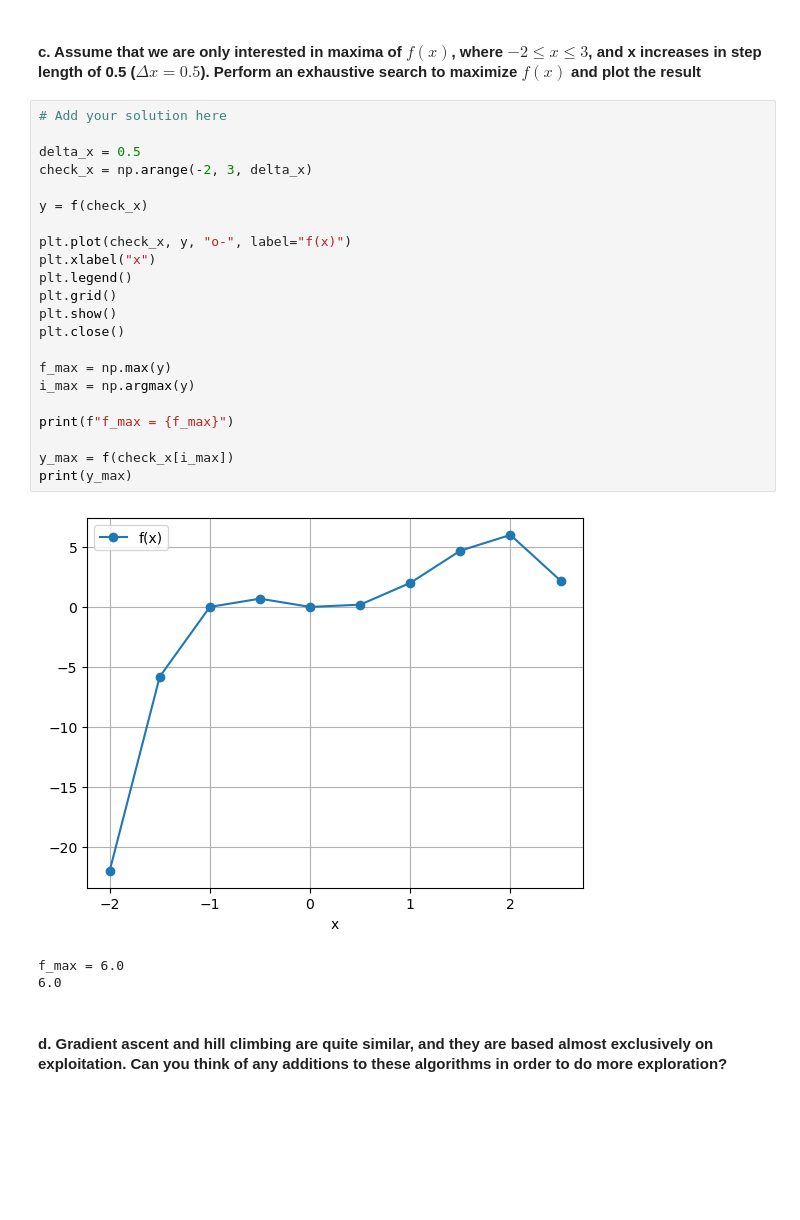
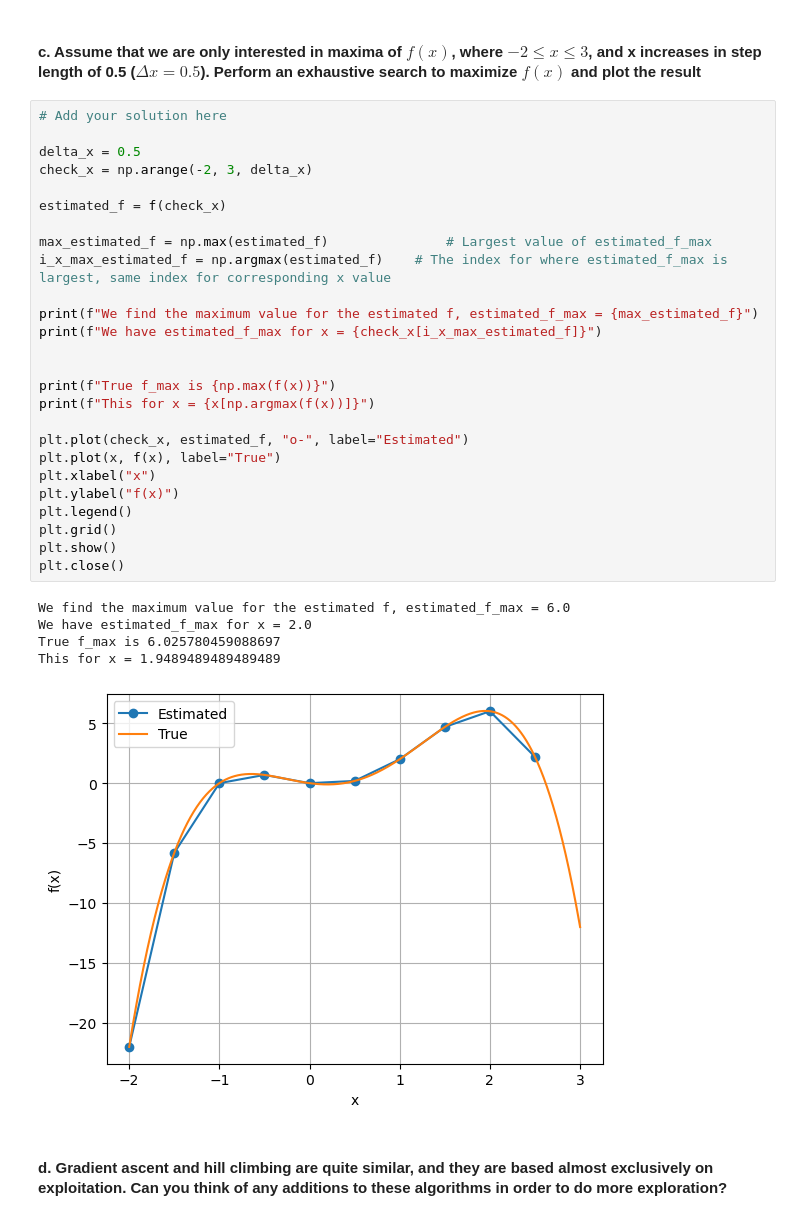
Before and after one commit to johnmagj/IN4050, a Jupyter notebook: Week36_2/exercises_week02.ipynb, the cells around one changed output. Saved outputs shown, nothing was run; the diff lists cells and outputs as text; blank space fills up the shorter version.

```diff
--- a/Week36_2/exercises_week02.ipynb
+++ b/Week36_2/exercises_week02.ipynb
@@ -153,32 +153,38 @@ Number of iterations: 1186
 **Answer:** First and foremost we see that if the learning rate is set too high ($0.1$ in this case), we overshoot and miss the global maximum even if this is the closest maximum. This happens even if the precision is set quite high, possibly because the global maximum is sharp, and the area where the slope is less than the tolerance is narrow. In the other cases the precision is low ($0.01$), and we can get stuck if we start close to a local minimum or saddle point. Even with low learning rate and high precision, there are staring points that will make this model only able to find the local maximums, like left of the saddle point, and left of the local maxima.
 # %% [markdown]
 #### c. Assume that we are only interested in maxima of $f(x)$, where $-2 \leq x \leq 3$, and x increases in step length of 0.5 ($\Delta x = 0.5$). Perform an exhaustive search to maximize $f(x)$ and plot the result
-# %%
-# Add your solution here
-
-delta_x = 0.5
-check_x = np.arange(-2, 3, delta_x)
-
-y = f(check_x)
-
-plt.plot(check_x, y, "o-", label="f(x)")
-plt.xlabel("x")
-plt.legend()
-plt.grid()
-plt.show()
-plt.close()
-
-f_max = np.max(y)
-i_max = np.argmax(y)
-
-print(f"f_max = {f_max}")
-
-y_max = f(check_x[i_max])
-print(y_max)
-# %% [output]
-[figure, removed]
-f_max = 6.0
-6.0
+# %%
+# Add your solution here
+
+delta_x = 0.5
+check_x = np.arange(-2, 3, delta_x)
+
+estimated_f = f(check_x)
+
+max_estimated_f = np.max(estimated_f)               # Largest value of estimated_f_max
+i_x_max_estimated_f = np.argmax(estimated_f)    # The index for where estimated_f_max is largest, same index for corresponding x value
+
+print(f"We find the maximum value for the estimated f, estimated_f_max = {max_estimated_f}")
+print(f"We have estimated_f_max for x = {check_x[i_x_max_estimated_f]}")
+
+
+print(f"True f_max is {np.max(f(x))}")
+print(f"This for x = {x[np.argmax(f(x))]}")
+
+plt.plot(check_x, estimated_f, "o-", label="Estimated")
+plt.plot(x, f(x), label="True")
+plt.xlabel("x")
+plt.ylabel("f(x)")
+plt.legend()
+plt.grid()
+plt.show()
+plt.close()
+# %% [output]
+We find the maximum value for the estimated f, estimated_f_max = 6.0
+We have estimated_f_max for x = 2.0
+True f_max is 6.025780459088697
+This for x = 1.9489489489489489
+[figure, added]
 # %% [markdown]
 #### d. Gradient ascent and hill climbing are quite similar, and they are based almost exclusively on exploitation. Can you think of any additions to these algorithms in order to do more exploration?
 # %%
```
Also changed, not shown: parts of 1 cell of this notebook.
